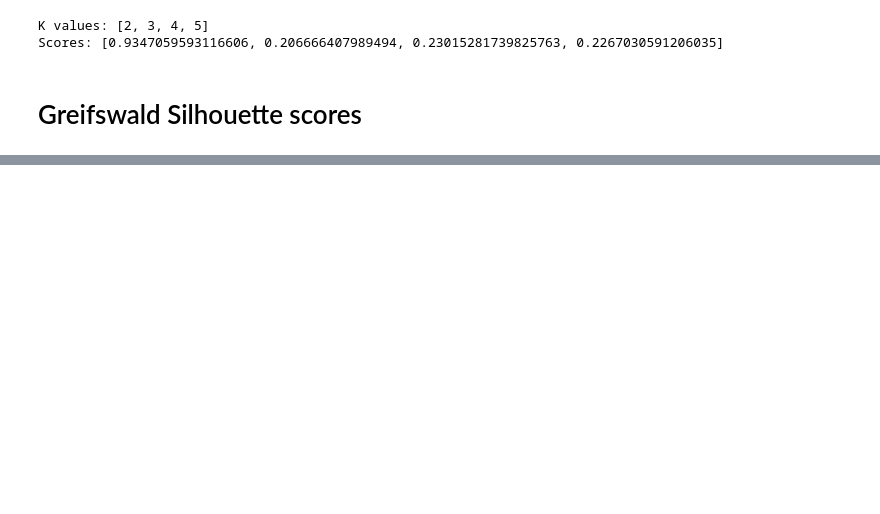
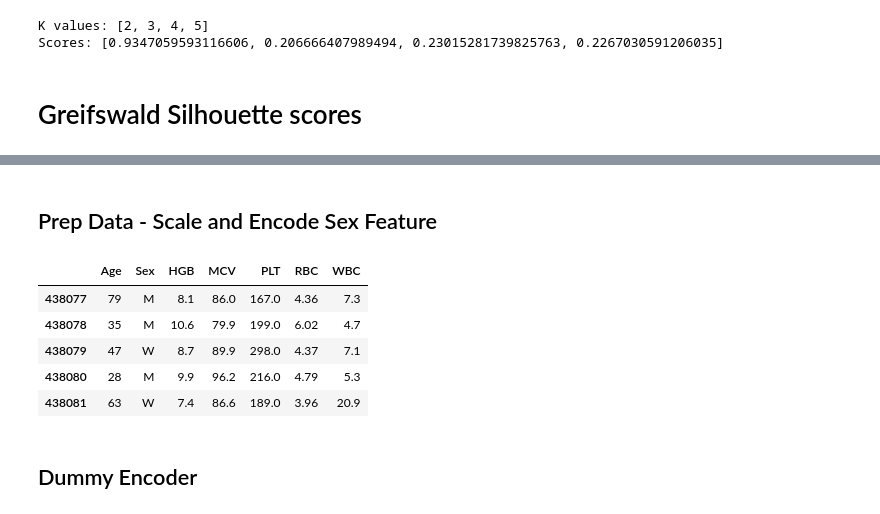
Before and after one commit to RossBrinkerhoff/Springboard_Brinkerhoff, a Jupyter notebook: Capstone_3/notebooks/02_rb_EDA_KMeans_Sillouette_scores.ipynb, the cells around one changed output, grey strips where cells are left out. Cells and saved outputs as stored; diff of their text form; code cells hidden in the pictures; blank space fills up the shorter version.

```diff
--- a/Capstone_3/notebooks/02_rb_EDA_KMeans_Sillouette_scores.ipynb
+++ b/Capstone_3/notebooks/02_rb_EDA_KMeans_Sillouette_scores.ipynb
@@ -193,0 +209,2 @@ Thu Jul 11 14:29:38 2024
+# %% [markdown]
+## Prep Data - Scale and Encode Sex Feature
@@ -193,0 +215,11 @@ Thu Jul 11 14:29:38 2024
+# %%
+leipzig_full_data_num.head()
+# %% [output]
+|  | Age | Sex | HGB | MCV | PLT | RBC | WBC |
+| 438077 | 79 | M | 8.1 | 86.0 | 167.0 | 4.36 | 7.3 |
+| 438078 | 35 | M | 10.6 | 79.9 | 199.0 | 6.02 | 4.7 |
+| 438079 | 47 | W | 8.7 | 89.9 | 298.0 | 4.37 | 7.1 |
+| 438080 | 28 | M | 9.9 | 96.2 | 216.0 | 4.79 | 5.3 |
+| 438081 | 63 | W | 7.4 | 86.6 | 189.0 | 3.96 | 20.9 |
+# %% [markdown]
+## Dummy Encoder
```
Also changed, not shown: parts of 16 cells of this notebook.
